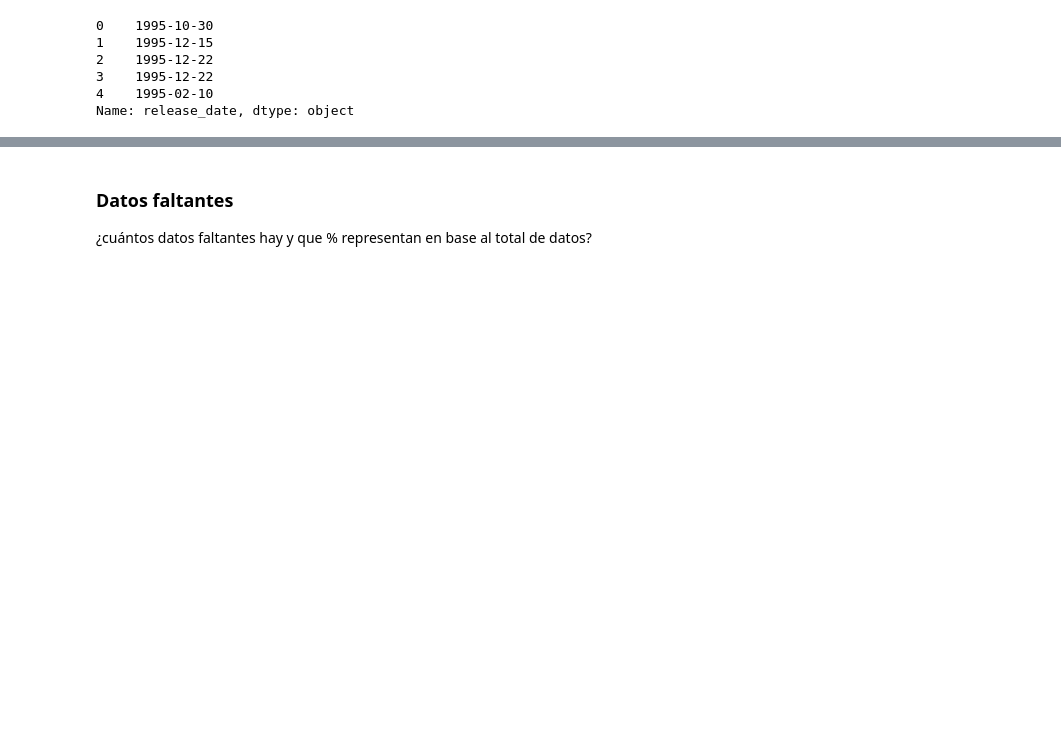
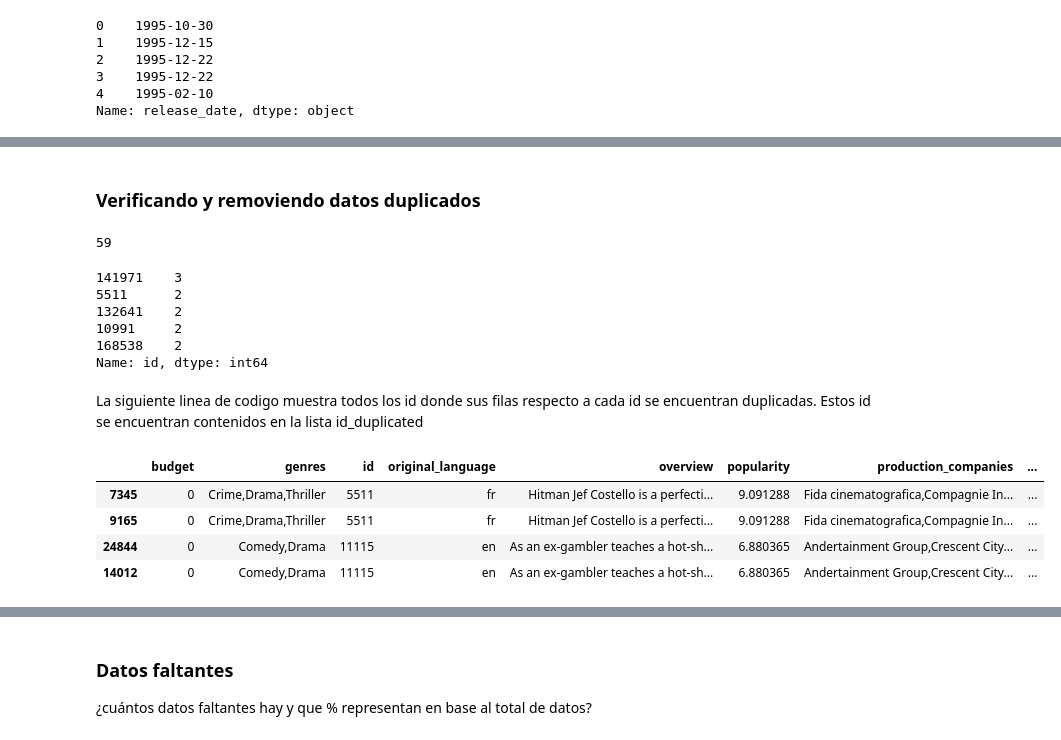
Before and after one commit to DanniRodrJ/Content-Based_Movie_Recommendation_System, a Jupyter notebook: ETL_Movies.ipynb, the cells around one changed output, grey strips where cells are left out. Drawn from its saved outputs; the diff is of its cells as text; code cells hidden in the pictures; blank space fills up the shorter version.

```diff
--- a/ETL_Movies.ipynb
+++ b/ETL_Movies.ipynb
@@ -972,5 +1046,5 @@ copy_movies['release_date'].head()
 4    1995-02-10
 Name: release_date, dtype: object
 # %%
-# La funcion to_datetime de pandas convert argument to datetime.
-# copy_movies['release_date'] = pd.to_datetime(copy_movies['release_date'], format = '%Y-%m-%d')
+copy_movies['release_date'] = pd.to_datetime(copy_movies['release_date'], format = '%Y-%m-%d')
+copy_movies['release_date'].dtypes
@@ -1102,0 +1090,2 @@ copy_movies[copy_movies['id'] == 141971]
+# %% [markdown]
+### Verificando y removiendo datos duplicados
@@ -1102,0 +1096,27 @@ copy_movies[copy_movies['id'] == 141971]
+# %%
+# Verificando la cantiad de duplicados en la columna id
+movies[movies.duplicated(subset = 'id', keep = False)].shape[0]
+# %% [output]
+59
+# %%
+frequent_ids = movies['id'].value_counts()[movies['id'].value_counts() >= 2]
+frequent_ids.head()
+# %% [output]
+141971    3
+5511      2
+132641    2
+10991     2
+168538    2
+Name: id, dtype: int64
+# %% [markdown]
+La siguiente linea de codigo muestra todos los id donde sus filas respecto a cada id se encuentran duplicadas. Estos id se encuentran contenidos en la lista id_duplicated
+# %%
+id_duplicated = [141971, 5511, 168538, 18440, 265189, 11115, 42495, 152795, 298721, 25541, 105045, 119916, 159849, 23305, 97995, 99080]
+duplicated_movies = movies[movies['id'].isin(id_duplicated)].sort_values(by = 'id')
+duplicated_movies.head(4)
+# %% [output]
+|  | budget | genres | id | original_language | overview | popularity | production_companies | ... |
+| 7345 | 0 | Crime,Drama,Thriller | 5511 | fr | Hitman Jef Costello is a perfecti... | 9.091288 | Fida cinematografica,Compagnie In... | ... |
+| 9165 | 0 | Crime,Drama,Thriller | 5511 | fr | Hitman Jef Costello is a perfecti... | 9.091288 | Fida cinematografica,Compagnie In... | ... |
+| 24844 | 0 | Comedy,Drama | 11115 | en | As an ex-gambler teaches a hot-sh... | 6.880365 | Andertainment Group,Crescent City... | ... |
+| 14012 | 0 | Comedy,Drama | 11115 | en | As an ex-gambler teaches a hot-sh... | 6.880365 | Andertainment Group,Crescent City... | ... |
```
Also changed, not shown: parts of 107 cells of this notebook, 1 other file.
